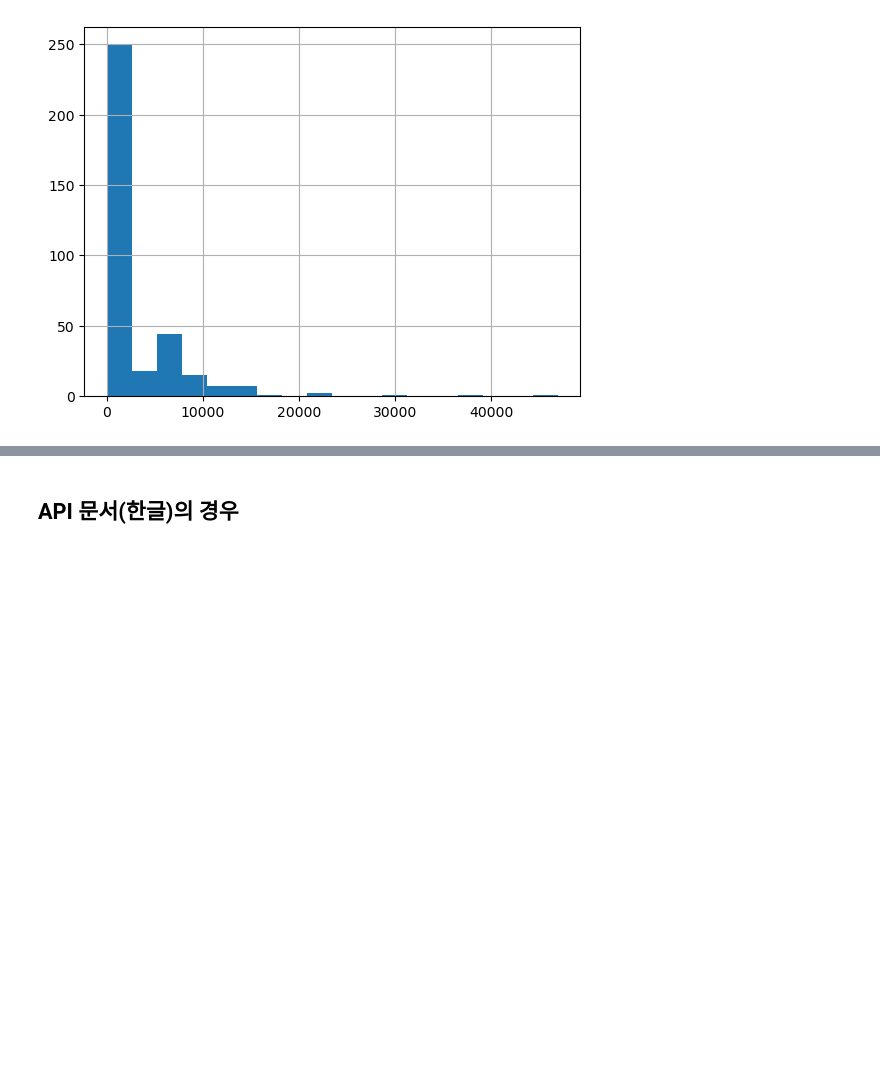
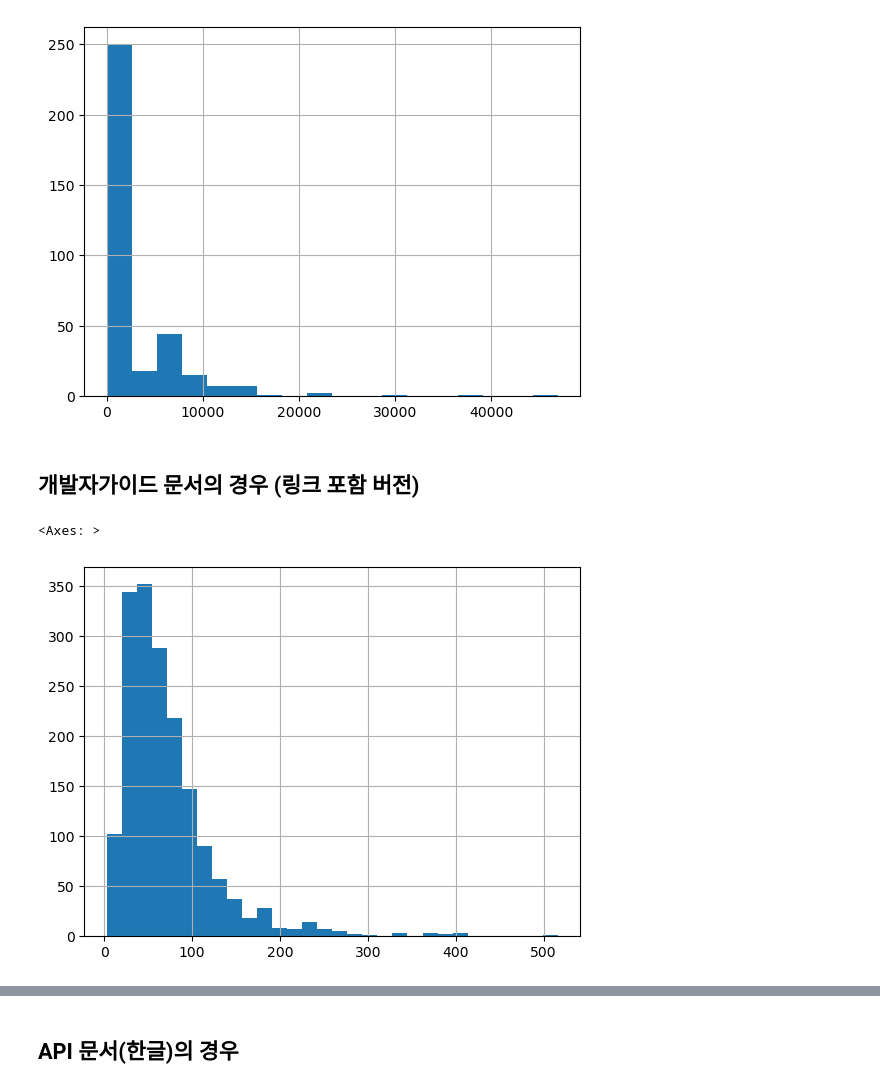
Before and after one commit to kimwooglae/openai-cookbook, a Jupyter notebook: apps/web-crawl-q-and-a/web-qa.ipynb, the cells around one changed output, grey strips where cells are left out. Saved outputs shown, nothing was run; the diff lists cells and outputs as text; code cells hidden in the pictures; blank space fills up the shorter version.

```diff
--- a/apps/web-crawl-q-and-a/web-qa.ipynb
+++ b/apps/web-crawl-q-and-a/web-qa.ipynb
@@ -358,3 +344,23 @@ df_en.n_tokens.hist(bins=18)
 # %% [output]
 <Axes: >
 [figure]
+# %% [markdown]
+## 개발자가이드 문서의 경우 (링크 포함 버전)
+# %%
+import tiktoken
+
+# Load the cl100k_base tokenizer which is designed to work with the ada-002 model
+tokenizer = tiktoken.get_encoding("cl100k_base")
+
+df_guide_ko = pd.read_csv('processed/sp5_guide.csv', index_col=0)
+df_guide_ko.columns = ['link', 'type', 'text']
+
+# Tokenize the text and save the number of tokens to a new column
+df_guide_ko['n_tokens'] = df_guide_ko.text.apply(lambda x: len(tokenizer.encode(str(x))))
+# df_en['n_tokens'] = df_en.text.apply(lambda x: len(tokenizer.encode(x)))
+
+# # Visualize the distribution of the number of tokens per row using a histogram
+df_guide_ko.n_tokens.hist(bins=30)
+# %% [output]
+<Axes: >
+[figure, added]
```
Also changed, not shown: parts of 91 cells of this notebook, 8 other files.
